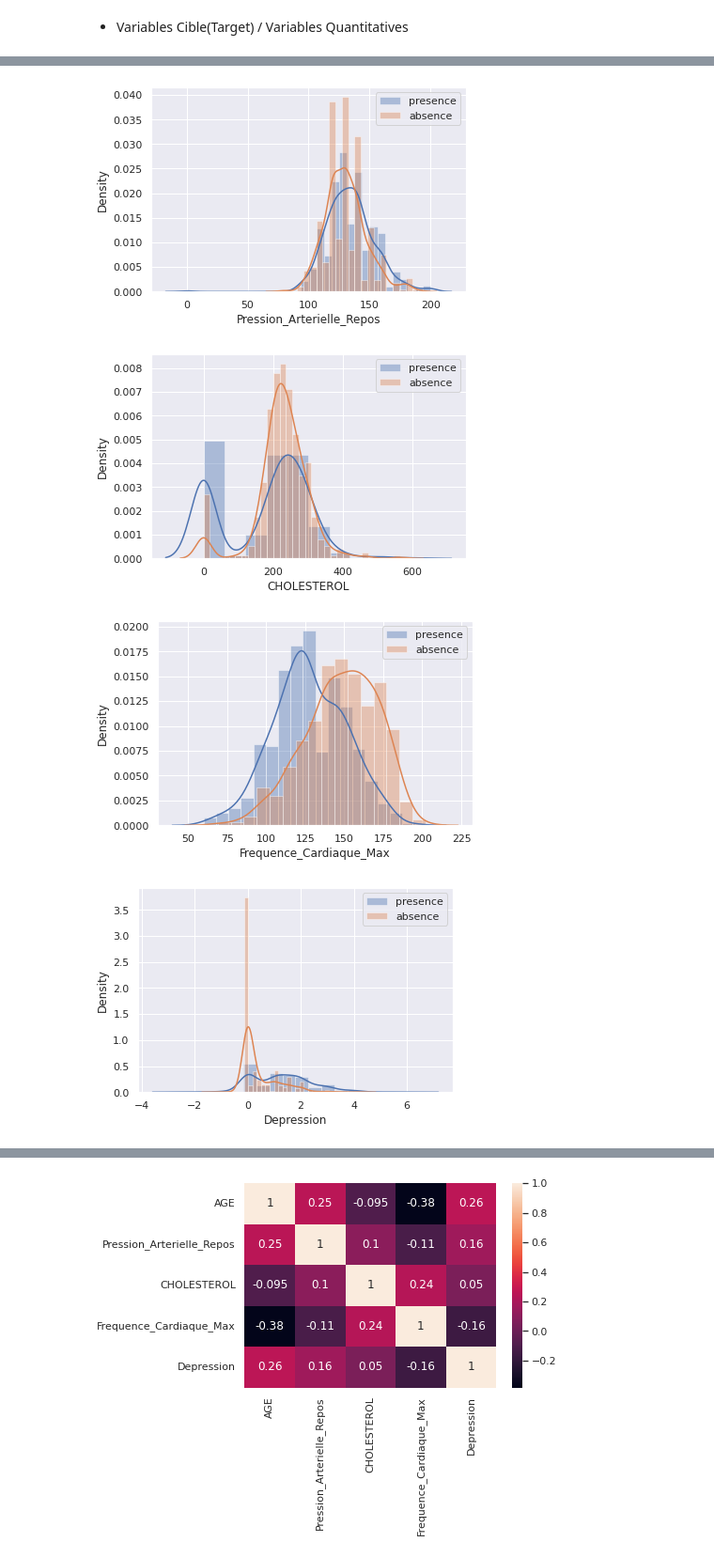
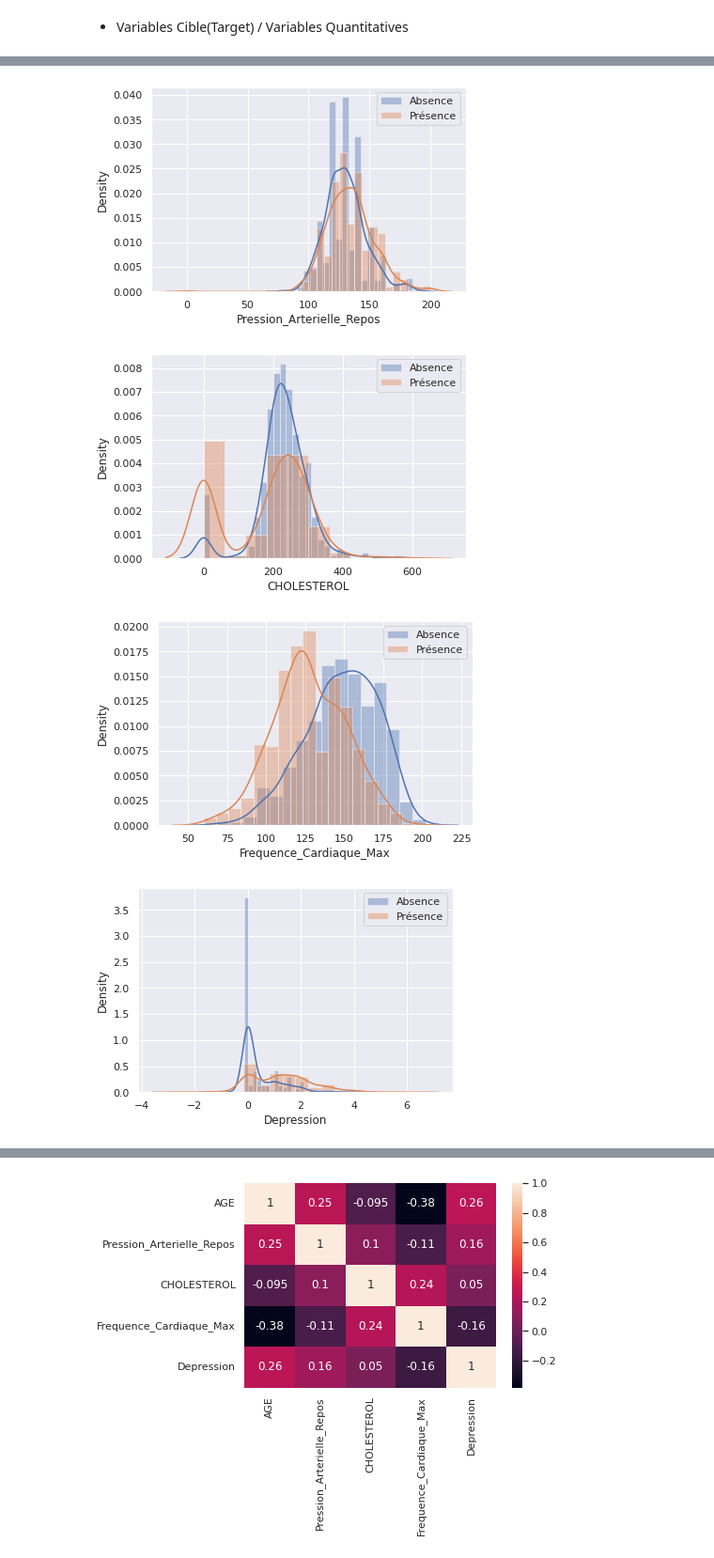
Before and after one commit to kevinDlan/Linux-notebook, a Jupyter notebook: Simplon Online/Exploration des données.ipynb, the cells around one changed output, grey strips where cells are left out. Shown at 94% size. Saved outputs shown, nothing was run; the diff lists cells and outputs as text; code cells hidden in the pictures.

```diff
--- a/Simplon Online/Exploration des données.ipynb
+++ b/Simplon Online/Exploration des données.ipynb
@@ -97,12 +97,14 @@ PENTE                         object
 coeur                          int64
 dtype: object
 # %%
+data['coeur'] = data['coeur'].replace({0:"Absence",1:"Présence"}).astype('object')
+data['Glycemie_Jeûne'] = data['Glycemie_Jeûne'].replace({0:'GAJ<120 mg/dl',1:'GAJ>120 mg/dl'}).astype('object')
 df_quali = []
 df_quanti = []
 for col in data.columns:
-    if data[col].dtype == 'object' or col in ['coeur','Glycemie_Jeûne']:
+    if data[col].dtype == 'object':
         df_quali.append(col)
-    elif data[col].dtype in ['int64','float64'] or col not in ['coeur','Glycemie_Jeûne']:
+    elif data[col].dtype in ['int64','float64']:
         df_quanti.append(col)
 # %% [markdown]
 ### Analyse Univariée
@@ -175,7 +175,7 @@ for col in df_quali:
 #Visualisation de la distrubition des variable quantitative en fonction de la variable cible.
 for col in df_quanti:
     plt.figure()
-    sns.distplot(data.loc[(data['coeur']==1),data.columns][col], label="presence")
-    sns.distplot(data.loc[(data['coeur']==0),data.columns][col], label="absence")
+    sns.distplot(data.loc[(data['coeur']=="Absence"),data.columns][col], label="Absence")
+    sns.distplot(data.loc[(data['coeur']=="Présence"),data.columns][col], label="Présence")
     plt.legend()
 # %% [output]
@@ -183,7 +183,7 @@ for col in df_quanti:
-[figure, old version]
+[figure, new version]
-[figure, old version]
+[figure, new version]
-[figure, old version]
+[figure, new version]
-[figure, old version]
+[figure, new version]
 # %%
 #Visualisation des relations entres les variable quantitative
 sns.pairplot(data, hue='coeur');
```
Also changed, not shown: parts of 7 cells of this notebook.
